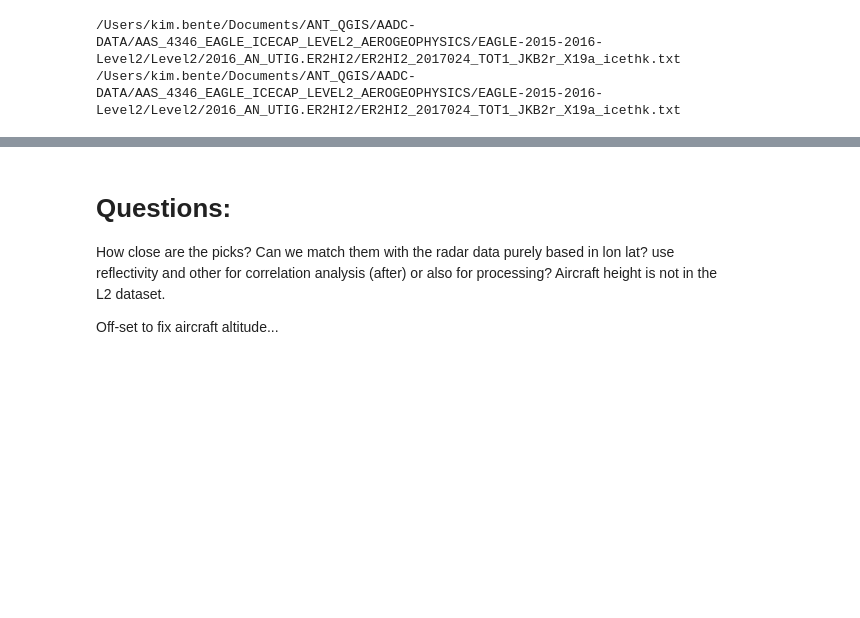
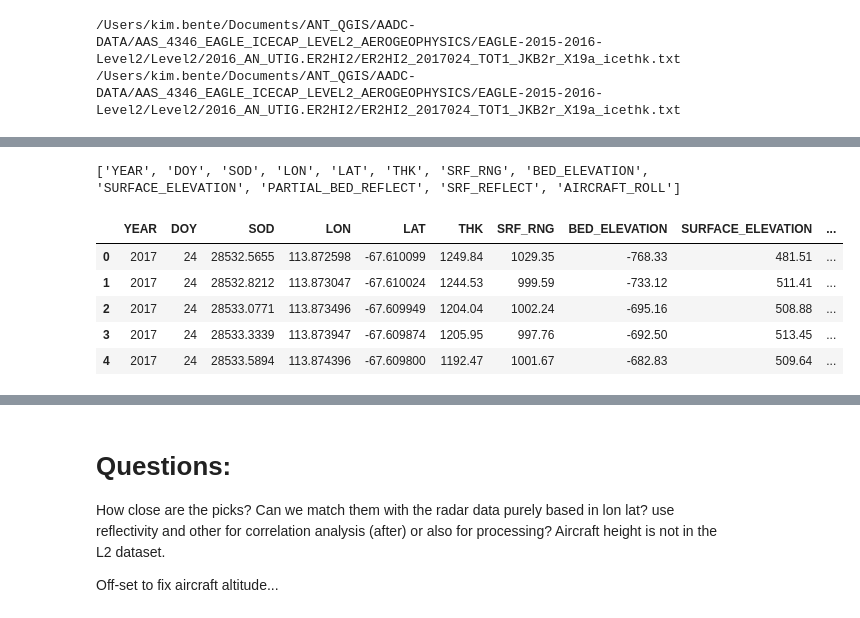
Before and after one commit to kimbente/RadarCLIP, a Jupyter notebook: preprocess_radargrams.ipynb, the cells around one changed output, grey strips where cells are left out. Drawn from its saved outputs; the diff is of its cells as text; code cells hidden in the pictures; blank space fills up the shorter version.

```diff
--- a/preprocess_radargrams.ipynb
+++ b/preprocess_radargrams.ipynb
@@ -114,0 +132,23 @@ df.head()
+# %%
+# grab last line for the column headers
+col_names = header_lines[-1].lstrip("#").split()
+print(col_names)
+
+# now import the data into a pandas dataframe, skipping the header lines, but adding the column names from the last header line
+l2_df = pd.read_csv(
+    PATH_L1B,
+    sep = r"\s+",           # whitespace-delimited (handles single or multiple spaces)
+    comment = "#",          # skips any line starting with '#'
+    header = None,
+    names = col_names,
+)
+
+l2_df.head()
+# %% [output]
+['YEAR', 'DOY', 'SOD', 'LON', 'LAT', 'THK', 'SRF_RNG', 'BED_ELEVATION', 'SURFACE_ELEVATION', 'PARTIAL_BED_REFLECT', 'SRF_REFLECT', 'AIRCRAFT_ROLL']
+|  | YEAR | DOY | SOD | LON | LAT | THK | SRF_RNG | BED_ELEVATION | SURFACE_ELEVATION | ... |
+| 0 | 2017 | 24 | 28532.5655 | 113.872598 | -67.610099 | 1249.84 | 1029.35 | -768.33 | 481.51 | ... |
+| 1 | 2017 | 24 | 28532.8212 | 113.873047 | -67.610024 | 1244.53 | 999.59 | -733.12 | 511.41 | ... |
+| 2 | 2017 | 24 | 28533.0771 | 113.873496 | -67.609949 | 1204.04 | 1002.24 | -695.16 | 508.88 | ... |
+| 3 | 2017 | 24 | 28533.3339 | 113.873947 | -67.609874 | 1205.95 | 997.76 | -692.50 | 513.45 | ... |
+| 4 | 2017 | 24 | 28533.5894 | 113.874396 | -67.609800 | 1192.47 | 1001.67 | -682.83 | 509.64 | ... |
```
Also changed, not shown: parts of 24 cells of this notebook, 1 other file.
